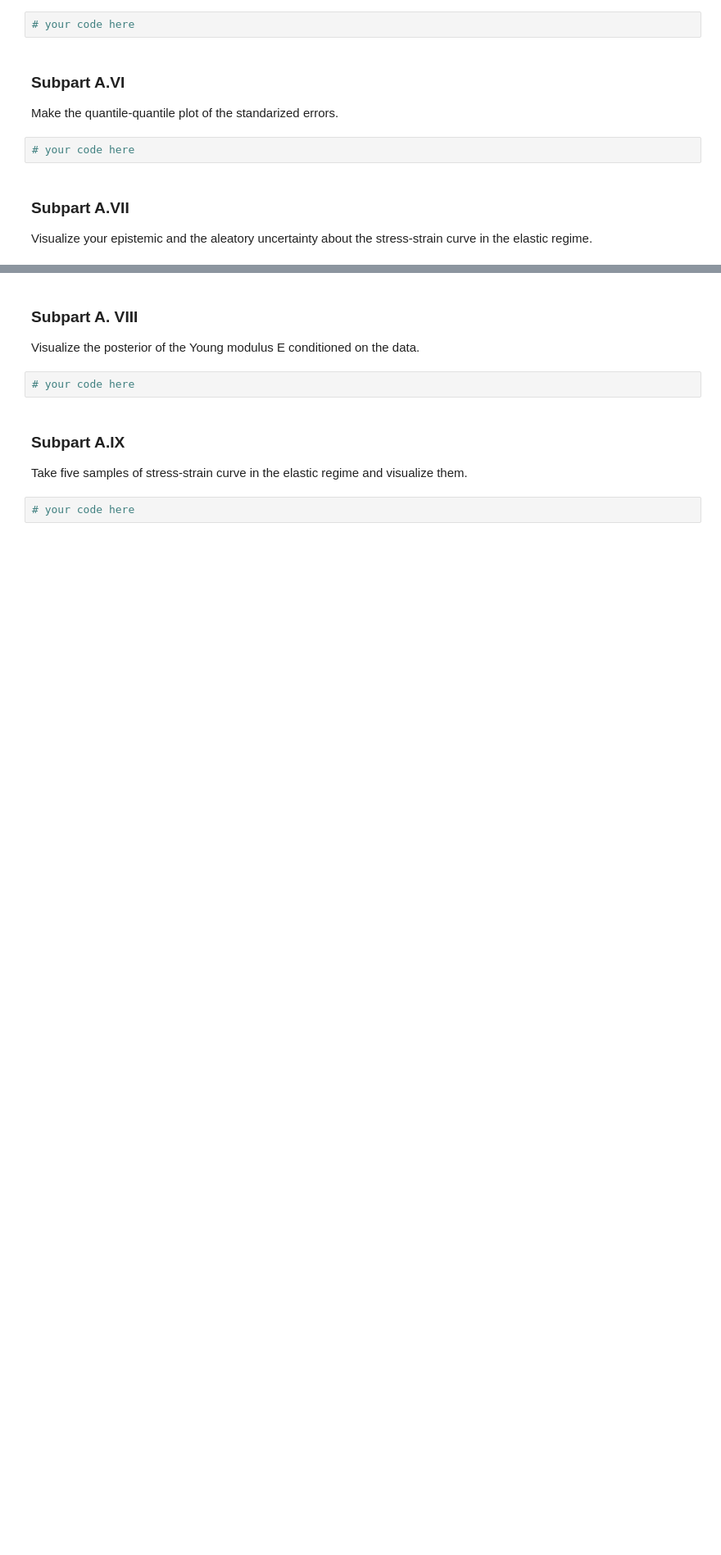
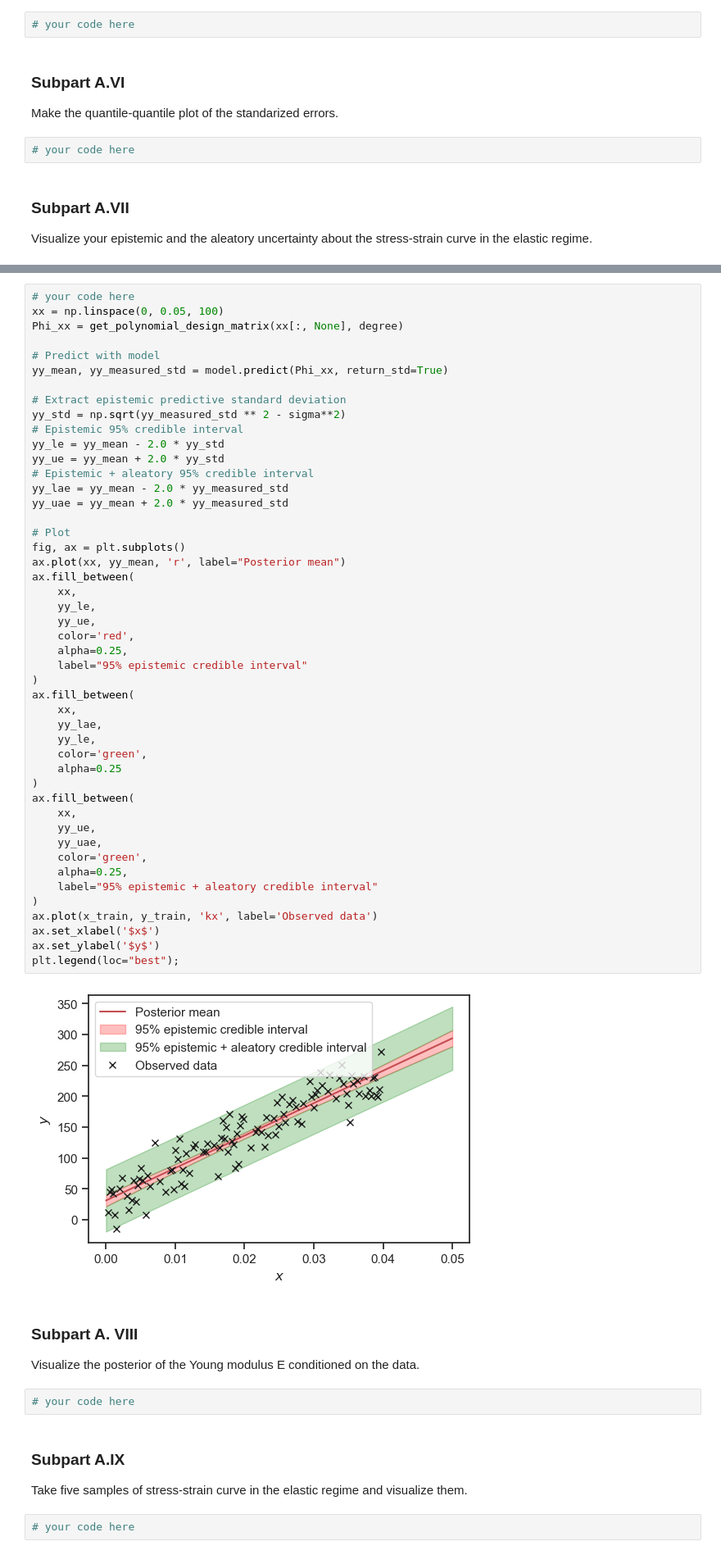
Before and after one commit to flavio-nardi/data-analytics-se, a Jupyter notebook: lecturebook/homework/homework-04.ipynb, the cells around one changed output, grey strips where cells are left out. Shown: that part at 82% size. Drawn from its saved outputs; the diff is of its cells as text; blank space fills up the shorter version.

```diff
--- a/lecturebook/homework/homework-04.ipynb
+++ b/lecturebook/homework/homework-04.ipynb
@@ -374,3 +294,52 @@ Visualize your epistemic and the aleatory uncertainty about the stress-strain cu
+# %%
+# your code here
+xx = np.linspace(0, 0.05, 100)
+Phi_xx = get_polynomial_design_matrix(xx[:, None], degree)
+
+# Predict with model
+yy_mean, yy_measured_std = model.predict(Phi_xx, return_std=True)
+
+# Extract epistemic predictive standard deviation
+yy_std = np.sqrt(yy_measured_std ** 2 - sigma**2)
+# Epistemic 95% credible interval
+yy_le = yy_mean - 2.0 * yy_std
+yy_ue = yy_mean + 2.0 * yy_std
+# Epistemic + aleatory 95% credible interval
+yy_lae = yy_mean - 2.0 * yy_measured_std
+yy_uae = yy_mean + 2.0 * yy_measured_std
+
+# Plot
+fig, ax = plt.subplots()
+ax.plot(xx, yy_mean, 'r', label="Posterior mean")
+ax.fill_between(
+    xx,
+    yy_le,
+    yy_ue,
+    color='red',
+    alpha=0.25,
+    label="95% epistemic credible interval"
+)
+ax.fill_between(
+    xx,
+    yy_lae,
+    yy_le,
+    color='green',
+    alpha=0.25
+)
+ax.fill_between(
+    xx,
+    yy_ue,
+    yy_uae,
+    color='green',
+    alpha=0.25,
+    label="95% epistemic + aleatory credible interval"
+)
+ax.plot(x_train, y_train, 'kx', label='Observed data')
+ax.set_xlabel('$x$')
+ax.set_ylabel('$y$')
+plt.legend(loc="best");
+# %% [output]
+[figure, added]
 # %% [markdown]
 ### Subpart A. VIII
 Visualize the posterior of the Young modulus E conditioned on the data.
```
Also changed, not shown: parts of 16 cells of this notebook.
